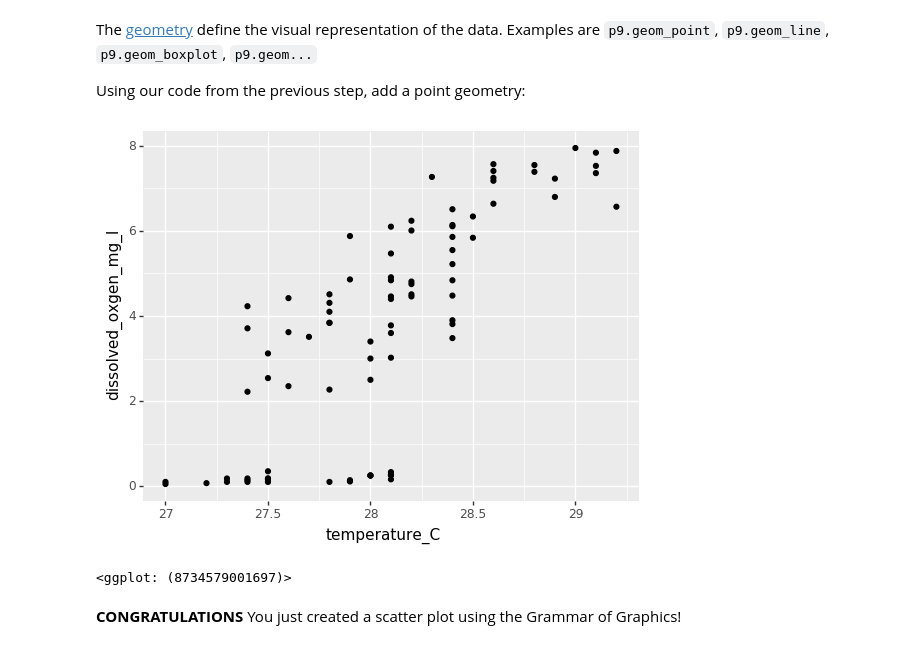
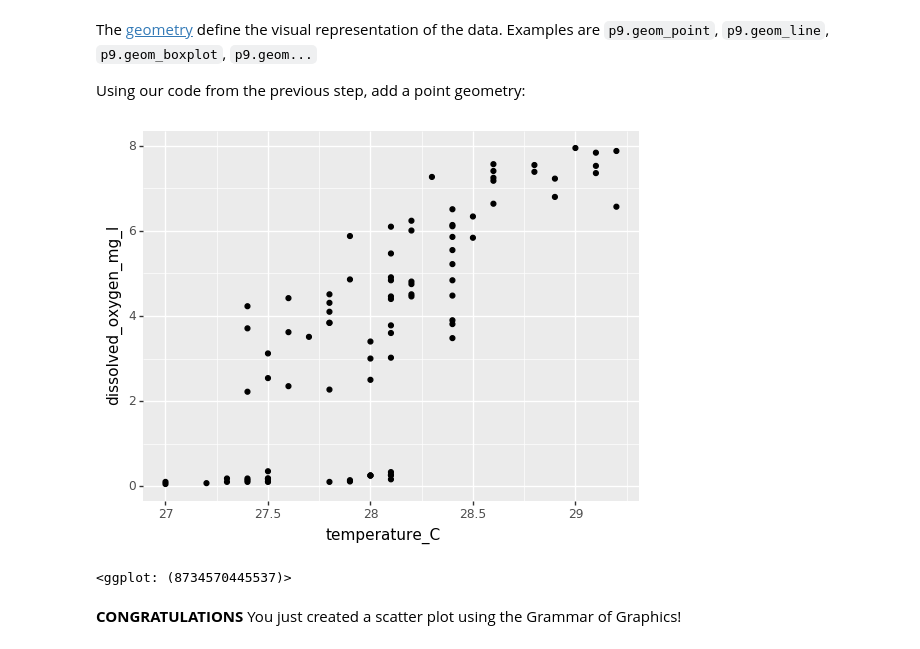
Before and after one commit to stijnvanhoey/workshop_ywp20, a Jupyter notebook: src/visualisations.ipynb, the cells around one changed output. Cells and saved outputs as stored; diff of their text form; code cells hidden in the pictures.

```diff
--- a/src/visualisations.ipynb
+++ b/src/visualisations.ipynb
@@ -97,12 +115,12 @@ Using our code from the previous step, add a point geometry:
 # %%
 (p9.ggplot(water_quality,
            p9.aes(x="temperature_C",
-                  y="dissolved_oxgen_mg_l"))
+                  y="dissolved_oxygen_mg_l"))
      + p9.geom_point()                          # combine visual layers using the + operator
 )
 # %% [output]
-[figure, old version]
+[figure, new version]
-<ggplot: (8734579001697)>
+<ggplot: (8734570445537)>
 # %% [markdown]
 __CONGRATULATIONS__ You just created a scatter plot using the Grammar of Graphics!
 # %% [markdown]
```
Also changed, not shown: parts of 63 cells of this notebook, 13 other files.
